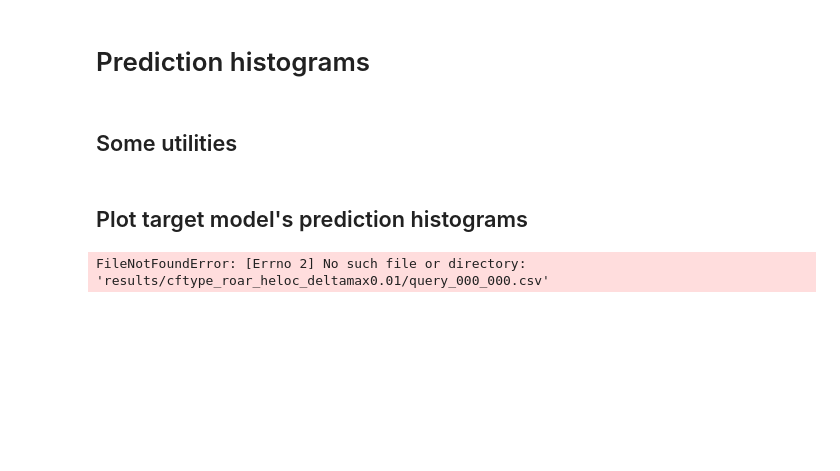
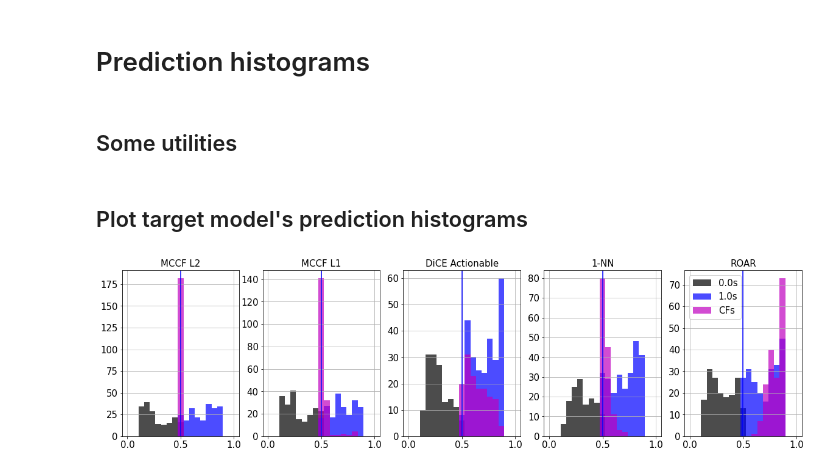
Before and after one commit to pasandissanayake/model-reconstruction-using-counterfactuals, a Jupyter notebook: visualize.ipynb, the cells around one changed output. Drawn from its saved outputs; the diff is of its cells as text; code cells hidden in the pictures; blank space fills up the shorter version.

```diff
--- a/visualize.ipynb
+++ b/visualize.ipynb
@@ -263,27 +263,27 @@ def plot_prediction_histogram(axis, predictions, queries_y, title=''):
 # %%
 sample = 'all'
 ensemble_size = 2
 train_surrogates = False
 num_queries = 2
 architecture = 0
 
 mccfL2preds = fetch_predictions('results/cftype_mccfL2_heloc', 'heloc', sample, architecture, num_queries, ensemble_size=ensemble_size, train_surrogates=train_surrogates)
 mccfL1preds = fetch_predictions('results/cftype_mccfL1_heloc', 'heloc', sample, architecture, num_queries, ensemble_size=ensemble_size, train_surrogates=train_surrogates)
 dicepreds = fetch_predictions('results/cftype_diceact_heloc', 'heloc', sample, architecture, num_queries, ensemble_size=ensemble_size, train_surrogates=train_surrogates)
 knnpreds = fetch_predictions('results/cftype_knn_heloc', 'heloc', sample, architecture, num_queries, ensemble_size=ensemble_size, train_surrogates=train_surrogates)
-roarpreds = fetch_predictions('results/cftype_roar_heloc_deltamax0.01', 'heloc', sample, architecture, num_queries, ensemble_size=ensemble_size, train_surrogates=train_surrogates)
+roarpreds = fetch_predictions('results/cftype_roar_heloc', 'heloc', sample, architecture, num_queries, ensemble_size=ensemble_size, train_surrogates=train_surrogates)
 
 fig, axs = plt.subplots(1, 5)
 fig.set_figheight(5)
 fig.set_figwidth(20)
 
 plot_prediction_histogram(axs[0], mccfL2preds['pred_targ'], mccfL2preds['queries_y'], title='MCCF L2')
 plot_prediction_histogram(axs[1], mccfL1preds['pred_targ'], mccfL1preds['queries_y'], title='MCCF L1')
 plot_prediction_histogram(axs[2], dicepreds['pred_targ'], dicepreds['queries_y'], title='DiCE Actionable')
 plot_prediction_histogram(axs[3], knnpreds['pred_targ'], knnpreds['queries_y'], title='1-NN')
 plot_prediction_histogram(axs[4], roarpreds['pred_targ'], roarpreds['queries_y'], title='ROAR')
 
 plt.legend()
 plt.show()
 # %% [output]
-FileNotFoundError: [Errno 2] No such file or directory: 'results/cftype_roar_heloc_deltamax0.01/query_000_000.csv'
+[figure, added]
```
Also changed, not shown: 1 other file.
